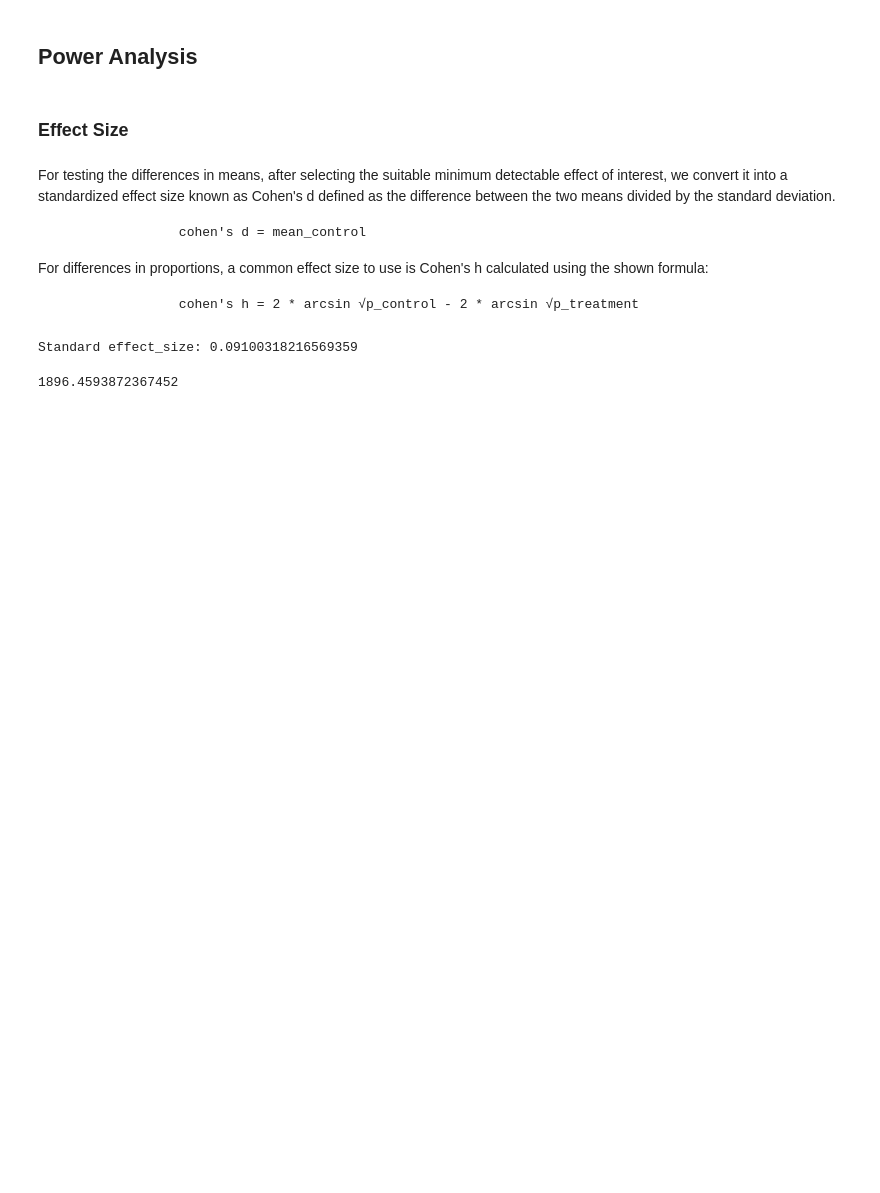
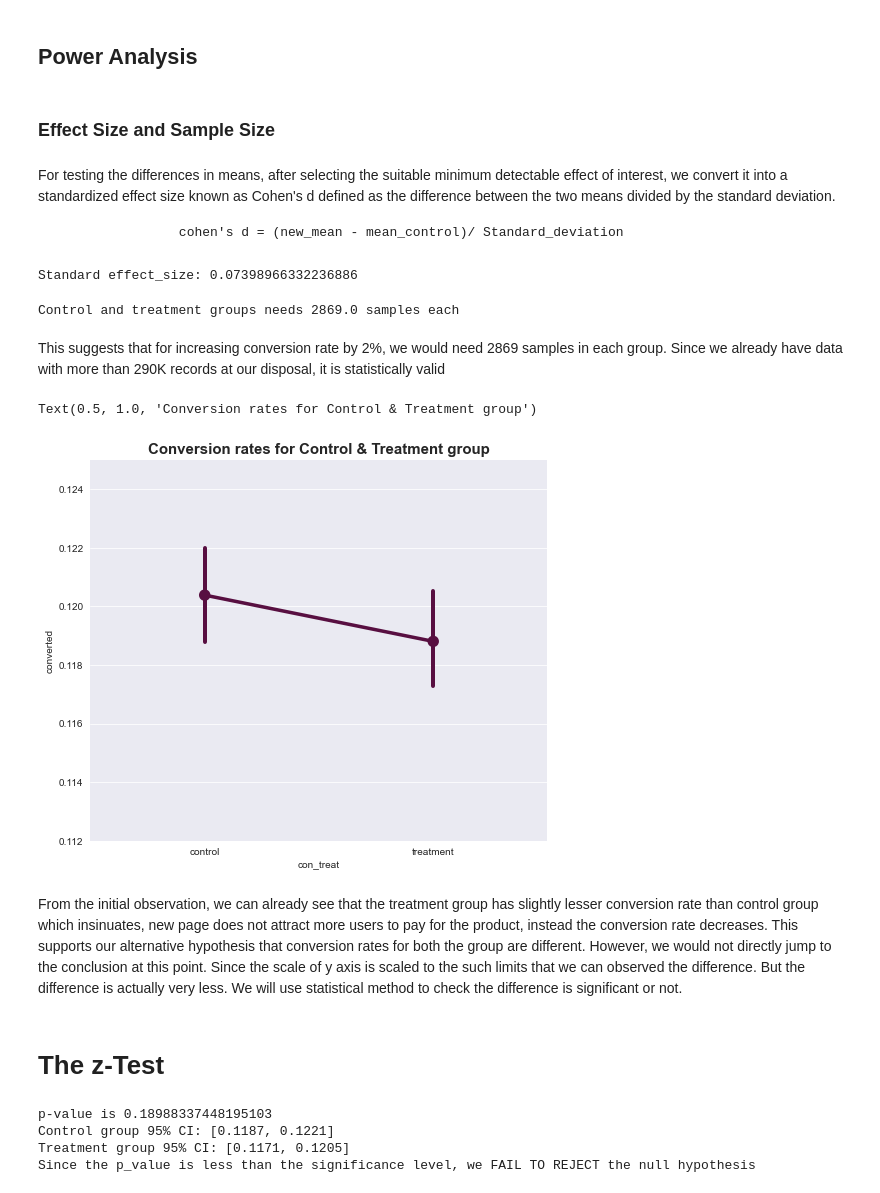
Before and after one commit to mdushetwar/E-commerce-A-B-Testing, a Jupyter notebook: AB_testing.ipynb, the cells around one changed output. Saved outputs shown, nothing was run; the diff lists cells and outputs as text; code cells hidden in the pictures; blank space fills up the shorter version.

Commit message:
z_test updated

```diff
--- a/AB_testing.ipynb
+++ b/AB_testing.ipynb
@@ -346,31 +387,75 @@ The difference mean: 0.0015965821709969102
 # %% [markdown]
 ## Power Analysis
 # %% [markdown]
-### Effect Size
+### Effect Size and Sample Size
 # %% [markdown]
 For testing the differences in means, after selecting the suitable minimum detectable effect of interest, we convert it into a standardized effect size known as Cohen's d defined as the difference between the two means divided by the standard deviation.
 
-                    cohen's d = mean_control
-
-
-For differences in proportions, a common effect size to use is Cohen's h calculated using the shown formula:
-
-                    cohen's h = 2 * arcsin √p_control - 2 * arcsin √p_treatment
+                    cohen's d = (new_mean - mean_control)/ Standard_deviation
 # %%
 mean_control= data_new[data_new['con_treat']=='control']['converted'].mean()
 std_control=data_new[data_new['con_treat']=='control']['converted'].std()
 
-#we want to increase conversion rate from 0.12 to 0.15
-new_mean=0.15
+#client wants to increase conversion rate by 2%
+new_mean=mean_control*1.2
 
 effect_size_std= (new_mean-mean_control)/std_control
 print('Standard effect_size:', effect_size_std)
 # %% [output]
-Standard effect_size: 0.09100318216569359
+Standard effect_size: 0.07398966332236886
 # %%
 from statsmodels.stats import power
 
 sample_size=power.TTestIndPower().solve_power(effect_size=effect_size_std, power=0.80, alpha=0.05, nobs1=None)
-print(sample_size)
+print('Control and treatment groups needs {} samples each'.format(np.ceil(sample_size)))
 # %% [output]
-1896.4593872367452
+Control and treatment groups needs 2869.0 samples each
+# %% [markdown]
+This suggests that for increasing conversion rate by 2%, we would need 2869 samples in each group. Since we already have data with more than 290K records at our disposal, it is statistically valid
+# %%
+# plotting conversion rates for control and treatment groups
+g = sns.PairGrid(data_new, y_vars="converted",
+                 x_vars=['con_treat'],
+                 height=6, aspect=1.2)
+
+g.map(sns.pointplot, scale=1.3, errwidth=4, color='xkcd:plum')
+g.set(ylim=(0.112, 0.1250))
+sns.despine(fig=g.fig, left=True)
+plt.title('Conversion rates for Control & Treatment group', fontsize=15, fontweight='bold')
+# %% [output]
+Text(0.5, 1.0, 'Conversion rates for Control & Treatment group')
+[figure, added]
+# %% [markdown]
+From the initial observation, we can already see that the treatment group has slightly lesser conversion rate than control group which insinuates, new page does not attract more users to pay for the product, instead the conversion rate decreases. This supports our alternative hypothesis that conversion rates for both the group are different. However, we would not directly jump to the conclusion at this point. Since the scale of y axis is scaled to the such limits that we can observed the difference. But the difference is actually very less. We will use statistical method to check the difference is significant or not.
+# %% [markdown]
+# The z-Test
+# %%
+from statsmodels.stats.proportion import proportions_ztest, proportion_confint
+
+n_control= control_users
+n_treatment= treatment_users
+
+# number of user who atleast paid once for the services
+converted_control= data_new[data_new['con_treat']=='control'].groupby('id')['converted'].max().sum()
+converted_treatment= data_new[data_new['con_treat']=='treatment'].groupby('id')['converted'].max().sum()
+
+converted_abtest=[converted_control, converted_treatment]
+n_abtest=[n_control, n_treatment]
+
+z_stats, p_val= proportions_ztest(converted_abtest, nobs=n_abtest)
+print(f'p-value is {p_val}')
+
+(control_lo95, treatment_lo95),(control_hi95, treatment_hi95)=proportion_confint(converted_abtest, nobs=n_abtest, alpha=0.05)
+
+print(f'Control group 95% CI: [{control_lo95:.4f}, {control_hi95:.4f}]')
+print(f'Treatment group 95% CI: [{treatment_lo95:.4f}, {treatment_hi95:.4f}]')
+
+if p_val<0.05:
+    print('Since the p_value is less than the significance level, we REJECT the null hypothesis')
+else:
+    print('Since the p_value is less than the significance level, we FAIL TO REJECT the null hypothesis')
+# %% [output]
+p-value is 0.18988337448195103
+Control group 95% CI: [0.1187, 0.1221]
+Treatment group 95% CI: [0.1171, 0.1205]
+Since the p_value is less than the significance level, we FAIL TO REJECT the null hypothesis
```
Also changed, not shown: parts of 8 cells of this notebook.
